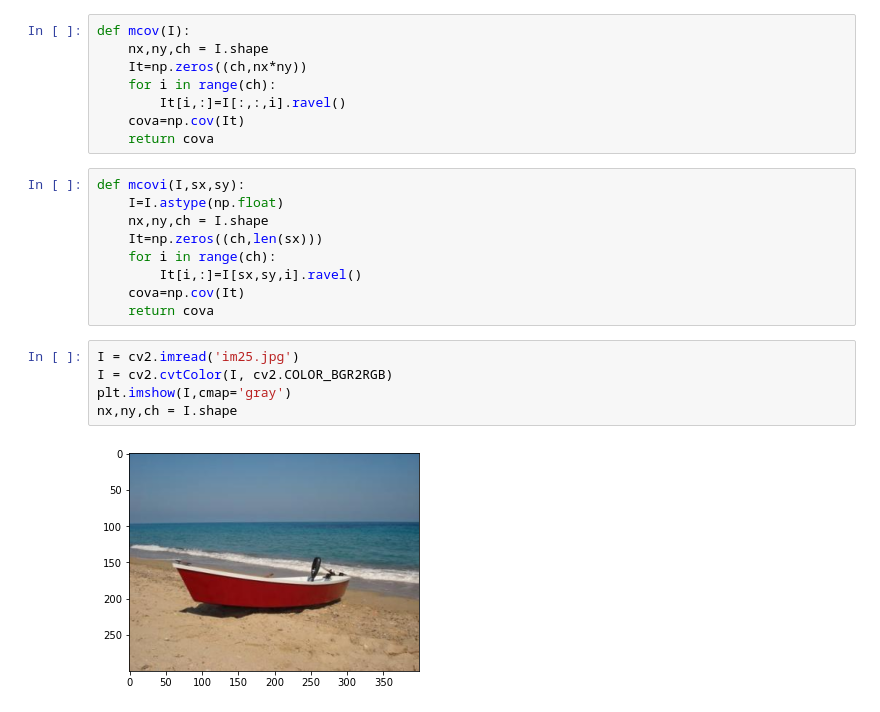
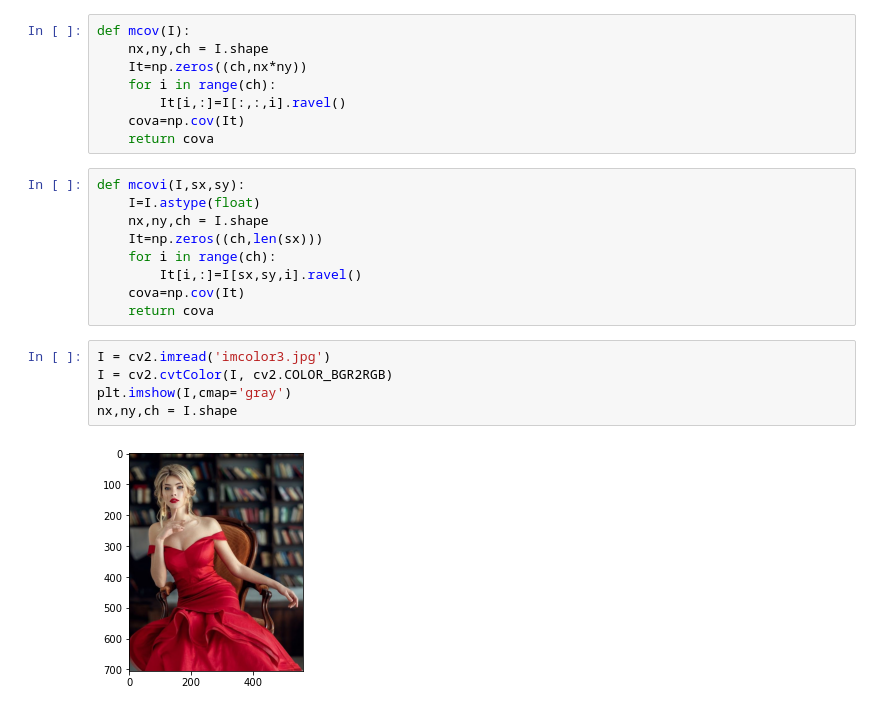
Before and after one commit to Gamalielmch/Images_processing_using_python, a Jupyter notebook: GMM_color.ipynb, the cells around one changed output. Drawn from its saved outputs; the diff is of its cells as text.

```diff
--- a/GMM_color.ipynb
+++ b/GMM_color.ipynb
@@ -22,7 +22,7 @@ def mcov(I):
     return cova
 # %%
 def mcovi(I,sx,sy):
-    I=I.astype(np.float)
+    I=I.astype(float)
     nx,ny,ch = I.shape
     It=np.zeros((ch,len(sx)))
     for i in range(ch):
@@ -30,12 +30,12 @@ def mcovi(I,sx,sy):
     cova=np.cov(It)
     return cova
 # %%
-I = cv2.imread('im25.jpg')
+I = cv2.imread('imcolor3.jpg')
 I = cv2.cvtColor(I, cv2.COLOR_BGR2RGB)
 plt.imshow(I,cmap='gray')
 nx,ny,ch = I.shape
 # %% [output]
-[figure, old version]
+[figure, new version]
 # %%
 nm=4
 phi=np.ones([nm,])/nm
```
Also changed, not shown: parts of 8 cells of this notebook, 40 other files.
